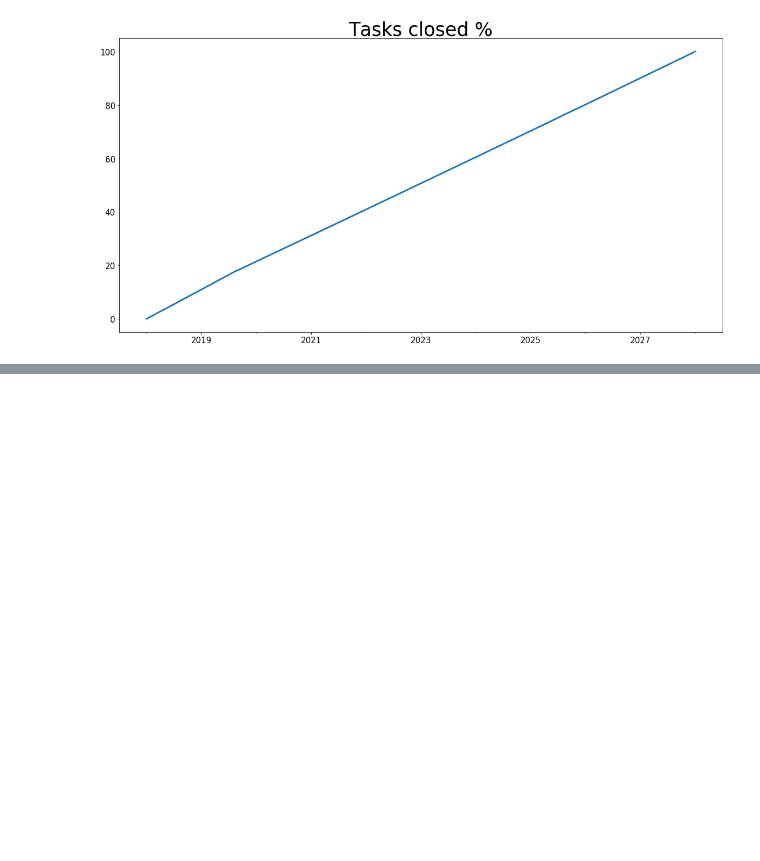
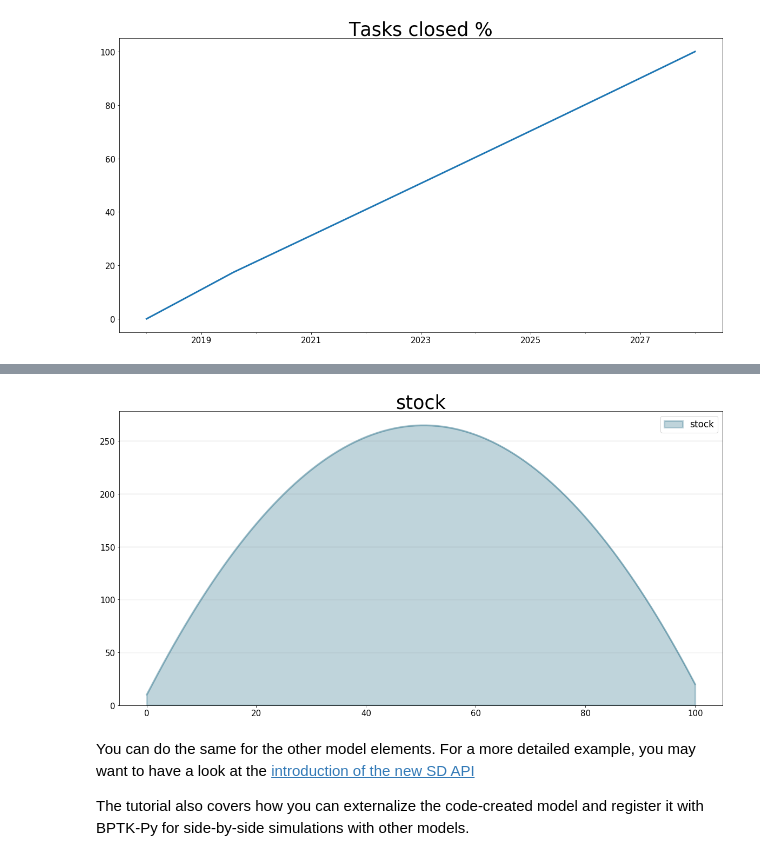
Before and after one commit to transentis/bptk_py_tutorial, a Jupyter notebook: bptk_py_in_depth.ipynb, the cells around one changed output, grey strips where cells are left out. Cells and saved outputs as stored; diff of their text form; code cells hidden in the pictures; blank space fills up the shorter version.

```diff
--- a/bptk_py_in_depth.ipynb
+++ b/bptk_py_in_depth.ipynb
@@ -660,0 +644,20 @@ You may use ``df.to_csv("filename")`` to save the data to a CSV file :-)
+# %%
+from BPTK_Py import Model
+from BPTK_Py import sd_functions as sd
+
+
+model = Model(starttime=0,stoptime=100,dt=0.5)
+
+# Model elements
+currentTime = model.converter("currentTime")
+stock = model.stock("stock")
+inflow = model.flow("inflow")
+outflow = model.flow("outflow")
+
+# Equations
+currentTime.equation=sd.time()
+stock.initial_value = 10
+stock.equation = (inflow + outflow)
+
+inflow.equation = 10# sd.min(-10,-2 * currentTime)
+outflow.equation =  -2 * sd.max(0.1,currentTime/10)
@@ -660,0 +670,8 @@ You may use ``df.to_csv("filename")`` to save the data to a CSV file :-)
+# %%
+stock.plot()
+# %% [output]
+[figure, added]
+# %% [markdown]
+You can do the same for the other model elements. For a more detailed example, you may want to have a look at the [introduction of the new SD API](bptk_py_sd_intro.ipynb)
+
+The tutorial also covers how you can externalize the code-created model and register it with BPTK-Py for side-by-side simulations with other models.
```
Also changed, not shown: parts of 7 cells of this notebook.
